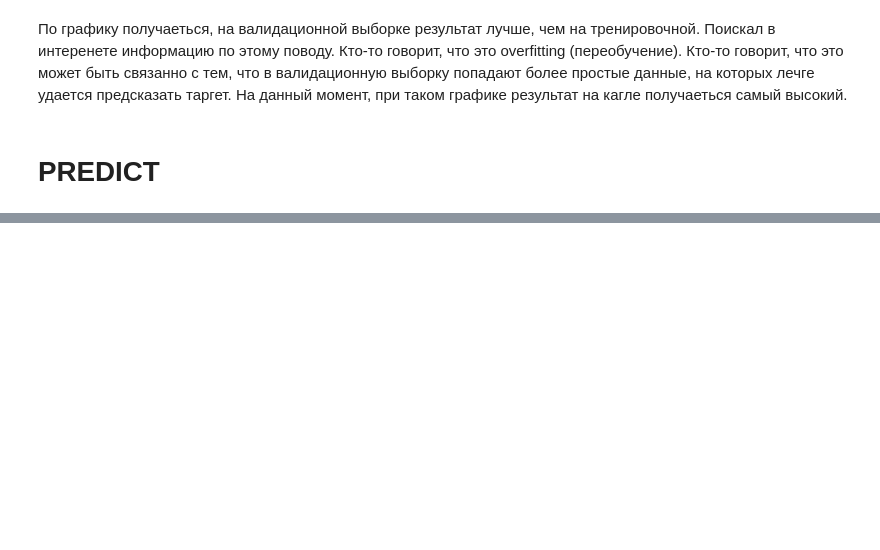
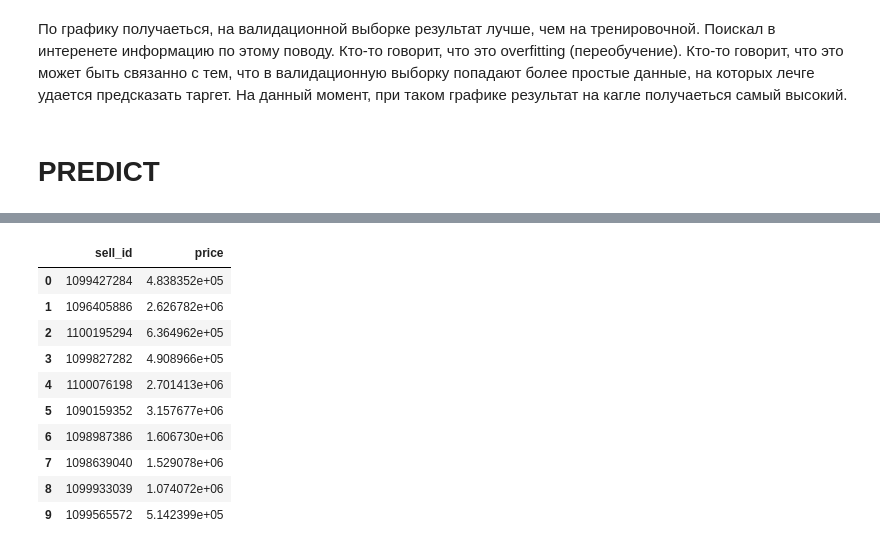
Before and after one commit to alxkzncoff/car_price_prediction_ml_dl, a Jupyter notebook: model/dense_model.ipynb, the cells around one changed output, grey strips where cells are left out. Cells and saved outputs as stored; diff of their text form; code cells hidden in the pictures; blank space fills up the shorter version.

```diff
--- a/model/dense_model.ipynb
+++ b/model/dense_model.ipynb
@@ -312,0 +417,16 @@ display(sample_submission.head(10))
+# %%
+sample_submission['price'] = (cv_submissions.sum(axis=1)/len(cv_submissions.columns))
+sample_submission.to_csv(DATA_PATH+'/sub_nn_cv.csv', index=False)
+display(sample_submission.head(10))
+# %% [output]
+|  | sell_id | price |
+| 0 | 1099427284 | 4.838352e+05 |
+| 1 | 1096405886 | 2.626782e+06 |
+| 2 | 1100195294 | 6.364962e+05 |
+| 3 | 1099827282 | 4.908966e+05 |
+| 4 | 1100076198 | 2.701413e+06 |
+| 5 | 1090159352 | 3.157677e+06 |
+| 6 | 1098987386 | 1.606730e+06 |
+| 7 | 1098639040 | 1.529078e+06 |
+| 8 | 1099933039 | 1.074072e+06 |
+| 9 | 1099565572 | 5.142399e+05 |
```
Also changed, not shown: parts of 12 cells of this notebook.
